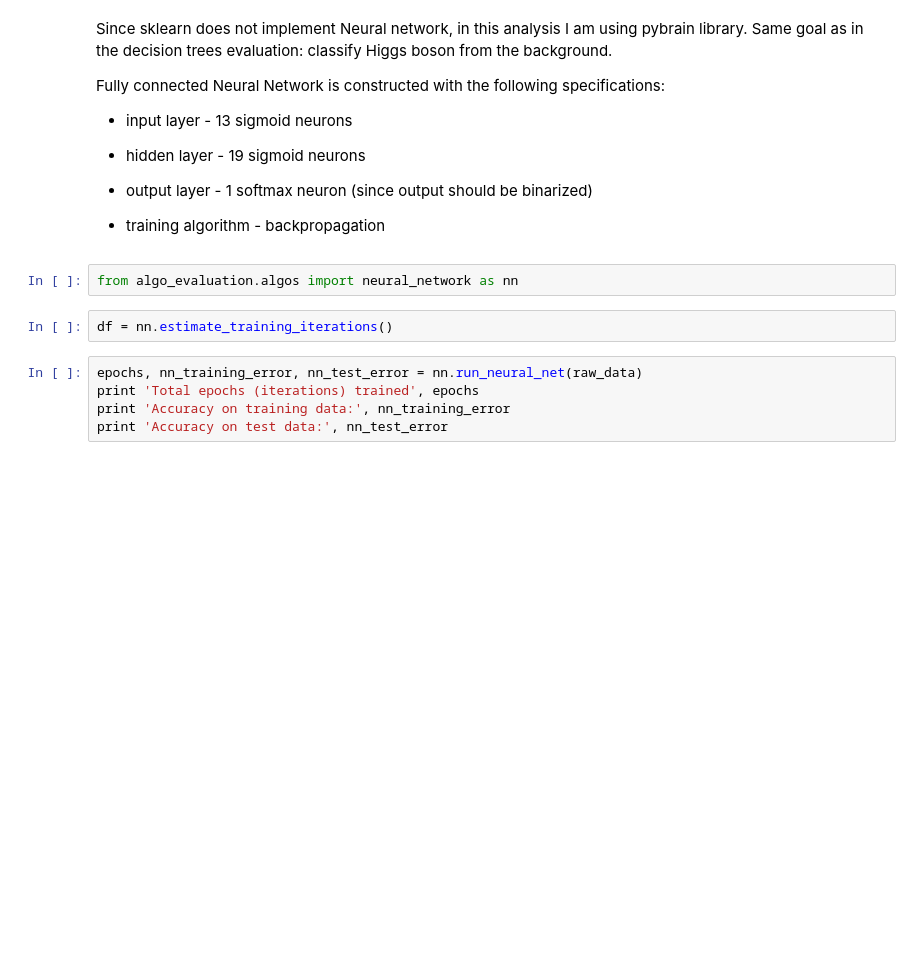
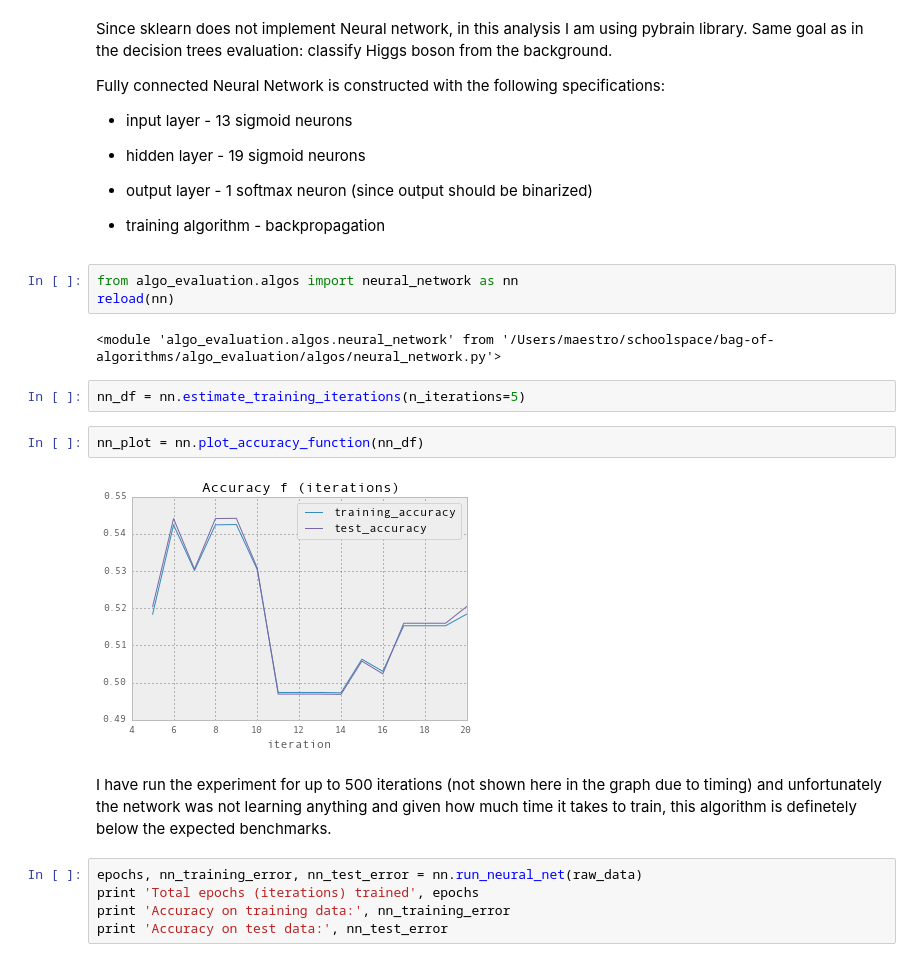
Before and after one commit to sshegheva/bag-of-algorithms, a Jupyter notebook: analysis/notebooks/Supervised Classification.ipynb, the cells around one changed output. Cells and saved outputs as stored; diff of their text form; blank space fills up the shorter version.

Commit message:
Refactoring neural nets

```diff
--- a/analysis/notebooks/Supervised Classification.ipynb
+++ b/analysis/notebooks/Supervised Classification.ipynb
@@ -134,8 +136,17 @@ Fully connected Neural Network is constructed with the following specifications:
 - training algorithm - backpropagation
 # %%
 from algo_evaluation.algos import neural_network as nn
+reload(nn)
+# %% [output]
+<module 'algo_evaluation.algos.neural_network' from '/Users/maestro/schoolspace/bag-of-algorithms/algo_evaluation/algos/neural_network.py'>
 # %%
-df = nn.estimate_training_iterations()
+nn_df = nn.estimate_training_iterations(n_iterations=5)
+# %%
+nn_plot = nn.plot_accuracy_function(nn_df)
+# %% [output]
+[figure, added]
+# %% [markdown]
+I have run the experiment for up to 500 iterations (not shown here in the graph due to timing) and unfortunately the network was not learning anything and given how much time it takes to train, this algorithm is definetely below the expected benchmarks.
 # %%
 epochs, nn_training_error, nn_test_error = nn.run_neural_net(raw_data)
 print 'Total epochs (iterations) trained', epochs
```
Also changed, not shown: parts of 8 cells of this notebook, 3 other files.
